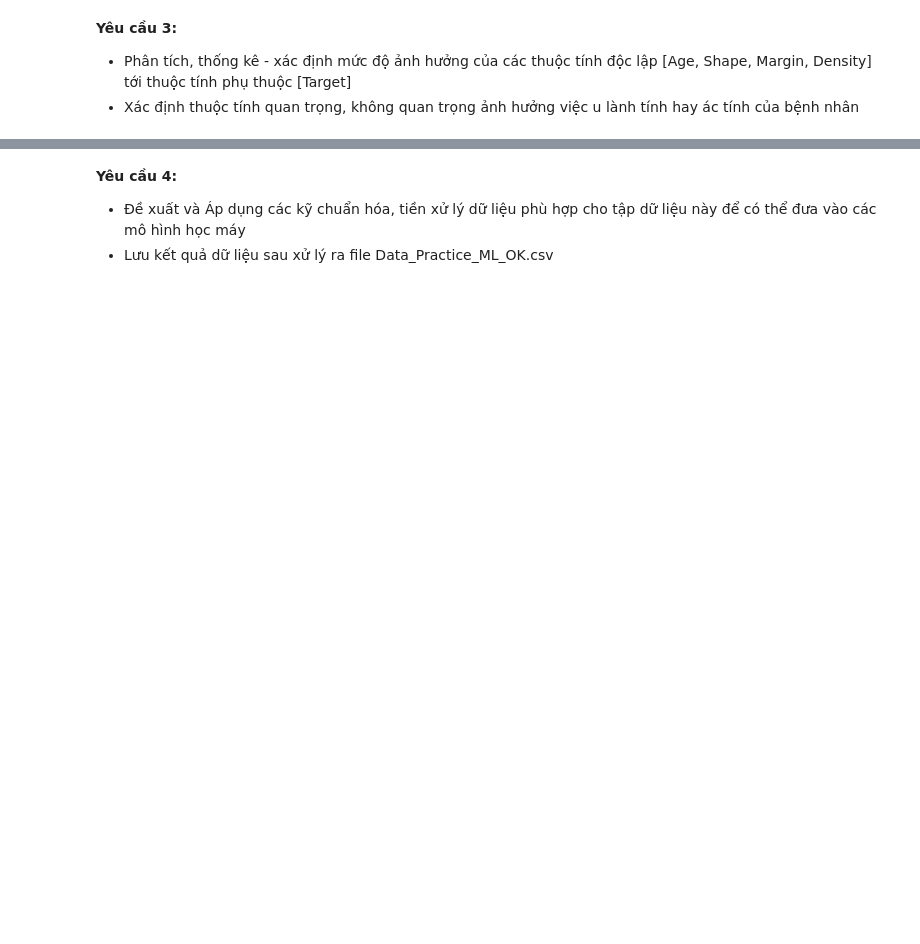
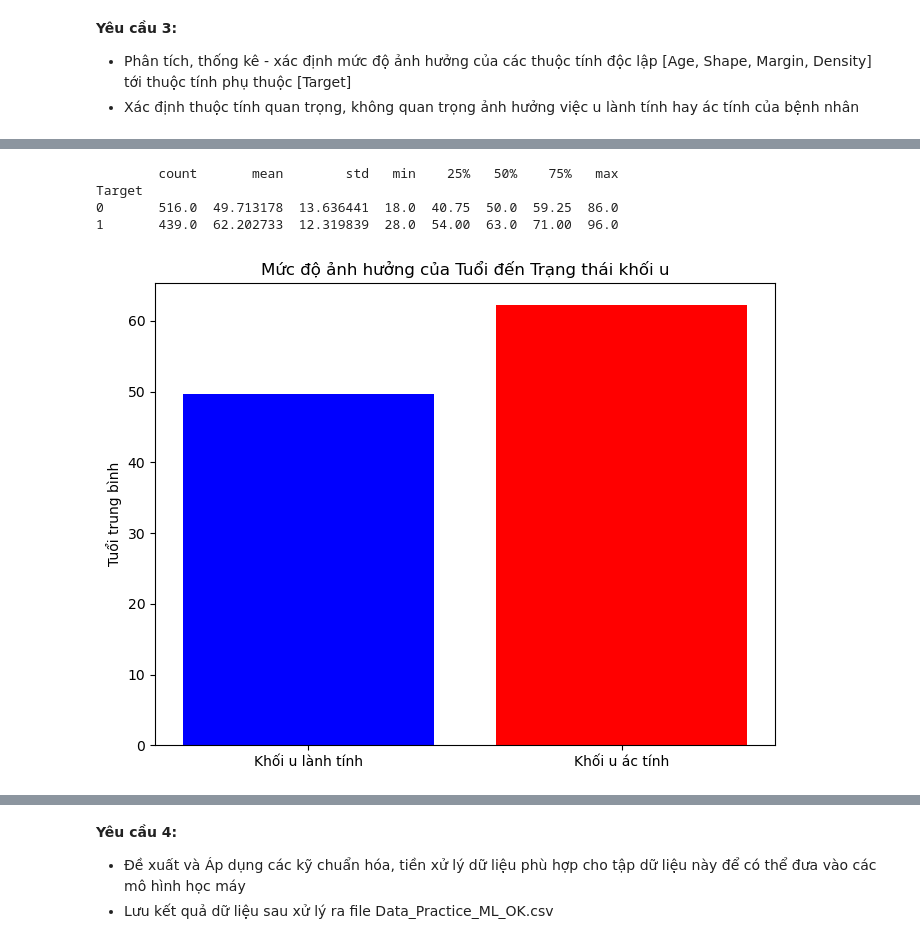
Before and after one commit to TuanPham0610/abc, a Jupyter notebook: Phan_2-20240226T063351Z-001/Phan_2/MaNhom_MaSV_HotenSV_BaiTap.ipynb, the cells around one changed output, grey strips where cells are left out. Drawn from its saved outputs; the diff is of its cells as text; code cells hidden in the pictures; blank space fills up the shorter version.

```diff
--- a/Phan_2-20240226T063351Z-001/Phan_2/MaNhom_MaSV_HotenSV_BaiTap.ipynb
+++ b/Phan_2-20240226T063351Z-001/Phan_2/MaNhom_MaSV_HotenSV_BaiTap.ipynb
@@ -55,0 +278,29 @@ Mỗi bản ghi tương ứng với một bệnh nhân, Bao gồm 8 thuộc tín
+# %%
+# Dữ liệu theo 'Target và tính toán số liệu thống kê tóm tắt cho 'Age'
+age_target_summary = df_practice.groupby('Target')['Age'].describe()
+print(age_target_summary)
+
+#Count: Số bệnh nhân mắc u
+#Độ tuổi trung bình
+#Đô lệch chuẩn
+#25%
+#50%
+#75%
+#Max: Độ tuổi tối đa mắc u
+
+targets = ['Khối u lành tính', 'Khối u ác tính']
+mean_age = [49.71, 62.20]  # Giá trị trung bình của Age cho mỗi nhóm Target
+
+plt.figure(figsize=(8, 6)) #dài / rộng của biểu đồ
+
+plt.bar(targets, mean_age, color=['blue', 'red'])
+plt.ylabel('Tuổi trung bình')
+plt.title('Mức độ ảnh hưởng của Tuổi đến Trạng thái khối u')
+
+plt.show()
+# %% [output]
+        count       mean        std   min    25%   50%    75%   max
+Target
+0       516.0  49.713178  13.636441  18.0  40.75  50.0  59.25  86.0
+1       439.0  62.202733  12.319839  28.0  54.00  63.0  71.00  96.0
+[figure, added]
```
Also changed, not shown: parts of 17 cells of this notebook, 1 other file.
